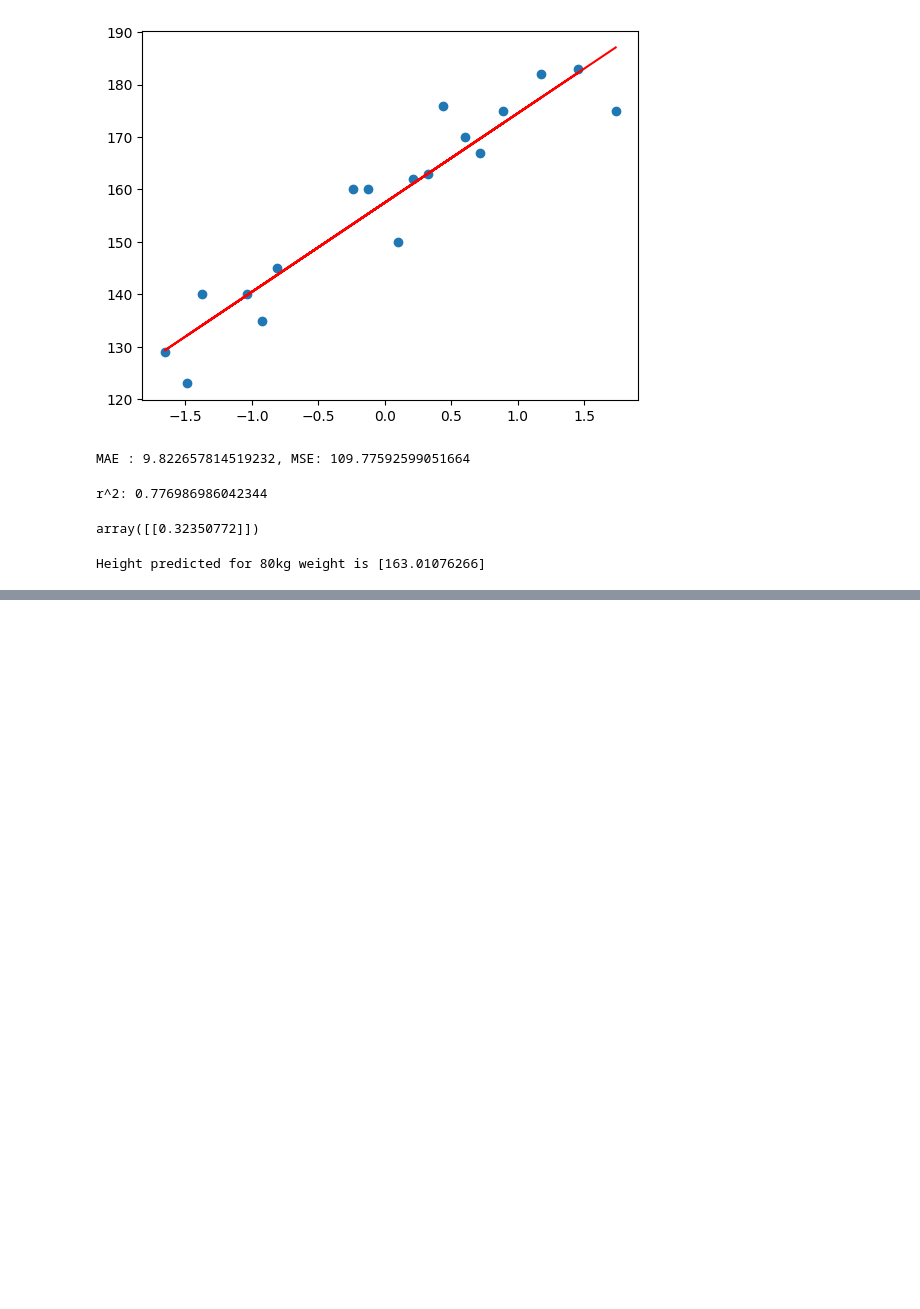
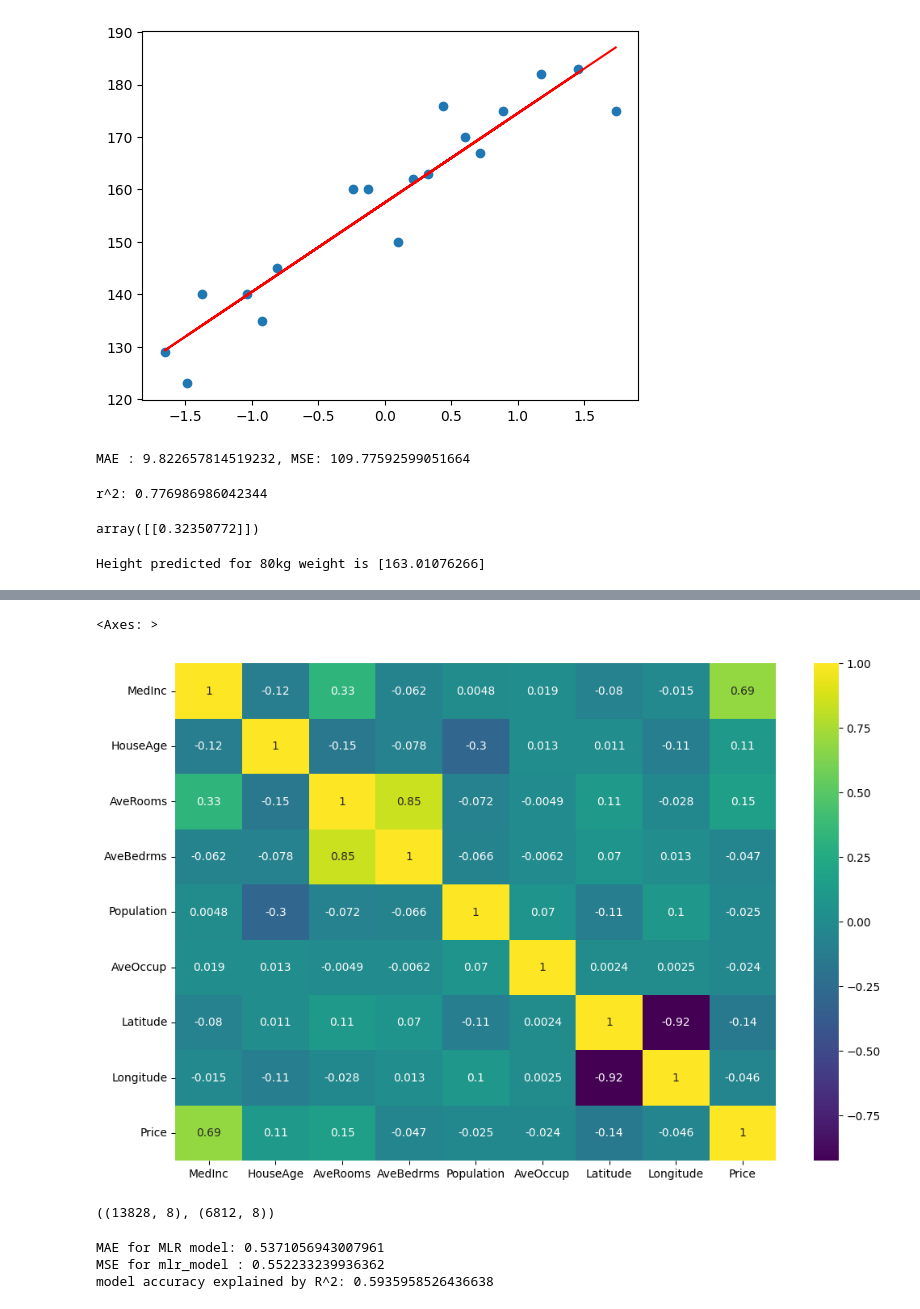
Before and after one commit to ak-pydev/python_practice, a Jupyter notebook: machine-learning/Regression/regression.ipynb, the cells around one changed output, grey strips where cells are left out. Drawn from its saved outputs; the diff is of its cells as text; code cells hidden in the pictures; blank space fills up the shorter version.

Commit message:
MLR model training example added.

```diff
--- a/machine-learning/Regression/regression.ipynb
+++ b/machine-learning/Regression/regression.ipynb
@@ -83,0 +186,7 @@ Height predicted for 80kg weight is [163.01076266]
+# %%
+# Correlation heatmap
+plt.figure(figsize=(12,8))
+sns.heatmap(df.corr(),annot =True,cmap='viridis')
+# %% [output]
+<Axes: >
+[figure, added]
@@ -83,0 +199,4 @@ Height predicted for 80kg weight is [163.01076266]
+# %%
+X_train.shape,X_test.shape
+# %% [output]
+((13828, 8), (6812, 8))
@@ -83,0 +210,14 @@ Height predicted for 80kg weight is [163.01076266]
+# %%
+# Performance Metrics
+mae_mlr = mean_absolute_error(y_test, y_pred)
+print(f"MAE for MLR model: {mae_mlr}")
+
+mse_mlr = mean_squared_error(y_test,y_pred)
+print(f"MSE for mlr_model : {mse_mlr}")
+
+model_accuracy  = r2_score(y_test,y_pred)
+print(f"model accuracy explained by R^2: {model_accuracy}")
+# %% [output]
+MAE for MLR model: 0.5371056943007961
+MSE for mlr_model : 0.552233239936362
+model accuracy explained by R^2: 0.5935958526436638
```
Also changed, not shown: parts of 26 cells of this notebook, 1 other file.
